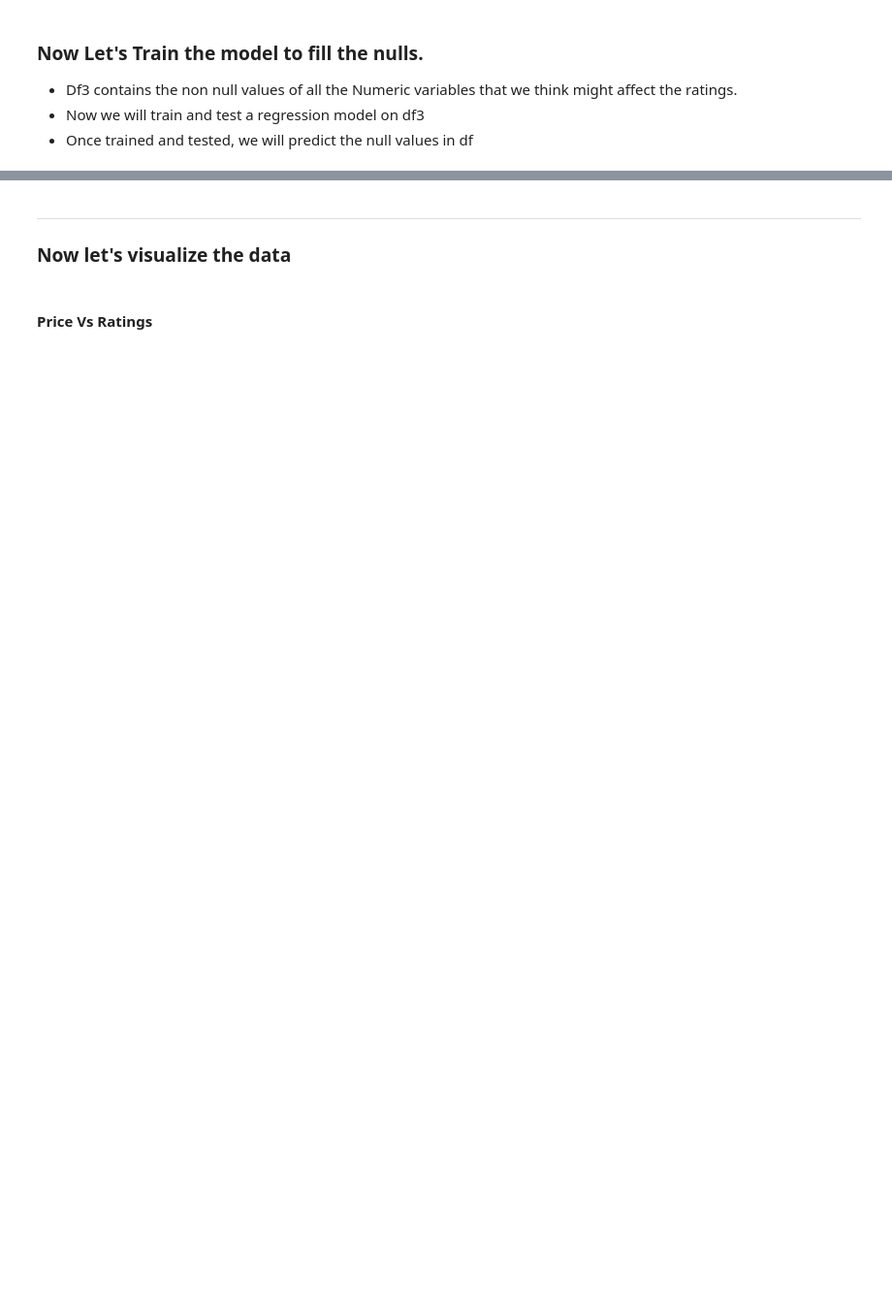
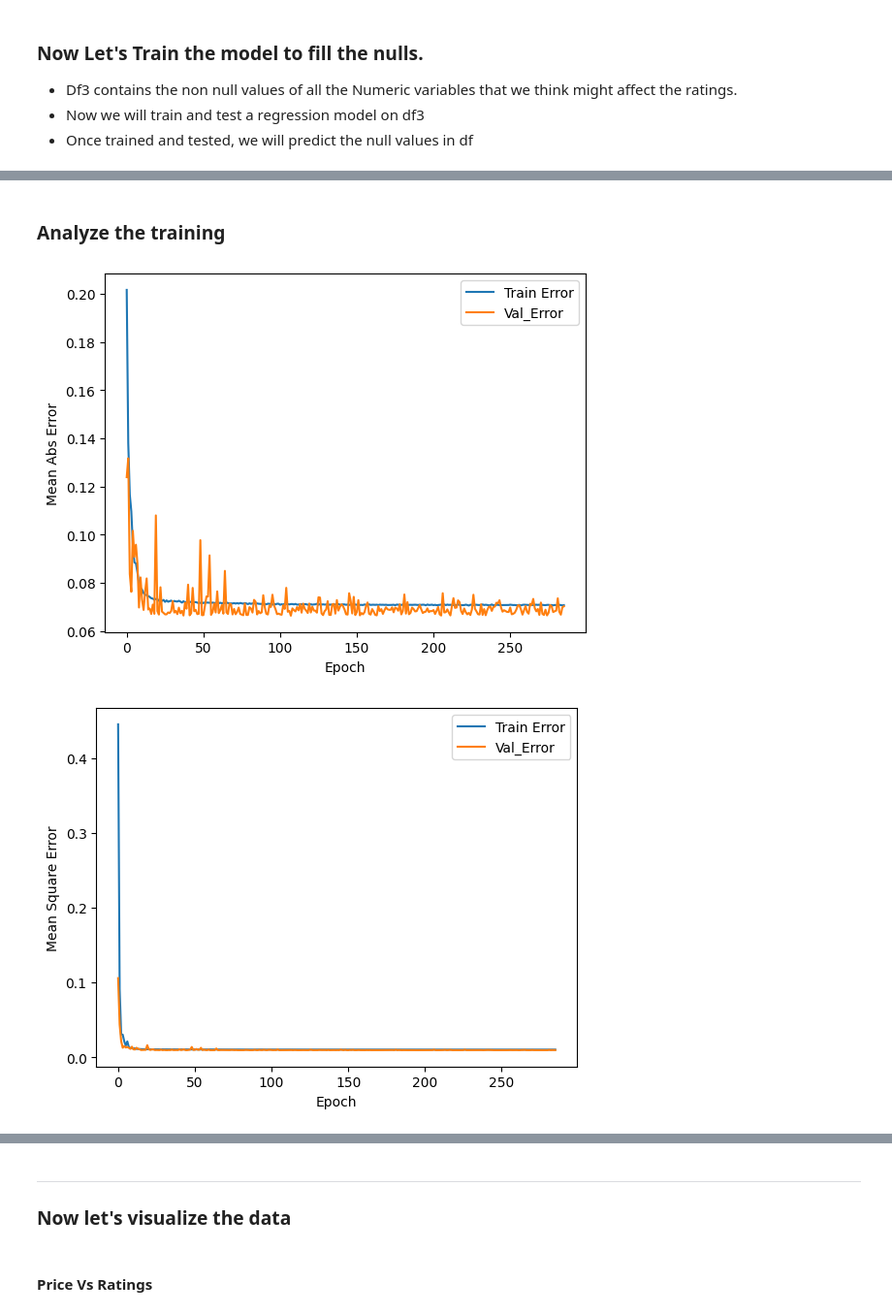
Before and after one commit to snajeebz/GoogleAppStoreDA, a Jupyter notebook: notebook1a804bb997.ipynb, the cells around one changed output, grey strips where cells are left out. Shown at 97% size. Saved outputs shown, nothing was run; the diff lists cells and outputs as text; code cells hidden in the pictures; blank space fills up the shorter version.

```diff
--- a/notebook1a804bb997.ipynb
+++ b/notebook1a804bb997.ipynb
@@ -390,0 +463,11 @@ model.score(X_test,y_test)
+# %%
+model=tf.keras.Sequential([
+    tf.keras.layers.Dense(512,activation=tf.nn.relu, input_shape=[len(X_train.keys())]),
+    tf.keras.layers.Dense(512,activation=tf.nn.relu),
+    tf.keras.layers.Dense(1024,activation=tf.nn.tanh),
+    tf.keras.layers.Dense(512,activation=tf.nn.relu),
+    tf.keras.layers.Dense(512,activation=tf.nn.leaky_relu),
+    tf.keras.layers.Dense(512)
+])
+model.compile(optimizer=tf.keras.optimizers.RMSprop(0.001) , loss='mse', metrics=['mae','mse'])
+model.summary()
@@ -390,0 +492,38 @@ model.score(X_test,y_test)
+# %%
+import matplotlib.pyplot as plt
+def plot_history(history):
+    hist=pd.DataFrame(history.history)
+    hist['epoch']=history.epoch
+    hist1=[]
+#hist1=hist.tail(550)
+    hist1=hist
+#sns.lineplot(data=histsamp, y='val_mse', x='epoch')
+
+    plt.figure()
+    plt.xlabel('Epoch')
+    plt.ylabel('Mean Abs Error')
+    plt.plot(hist1['epoch'],hist1['mae'], label='Train Error')
+    plt.plot(hist1['epoch'], hist1['val_mae'], label='Val_Error')
+    plt.legend()
+#plt.ylim([0, 0.2])
+
+    plt.figure()
+    plt.xlabel('Epoch')
+    plt.ylabel('Mean Square Error')
+    plt.plot(hist1['epoch'],hist1['mse'], label='Train Error')
+    plt.plot(hist1['epoch'], hist1['val_mse'], label='Val_Error')
+    plt.legend()
+# %%
+early_stop=tf.keras.callbacks.EarlyStopping(monitor='val_loss', patience=100)
+
+history=model.fit(X_train,y_train, epochs=1000, validation_split=0.2, verbose=0, callbacks=[early_stop])
+#evaluate the model
+print('Test accuracy:', model.evaluate(X_test,y_test))
+# %% [markdown]
+### Analyze the training
+# %%
+
+plot_history(history)
+# %% [output]
+[figure, added]
+[figure, added]
```
Also changed, not shown: parts of 23 cells of this notebook.
